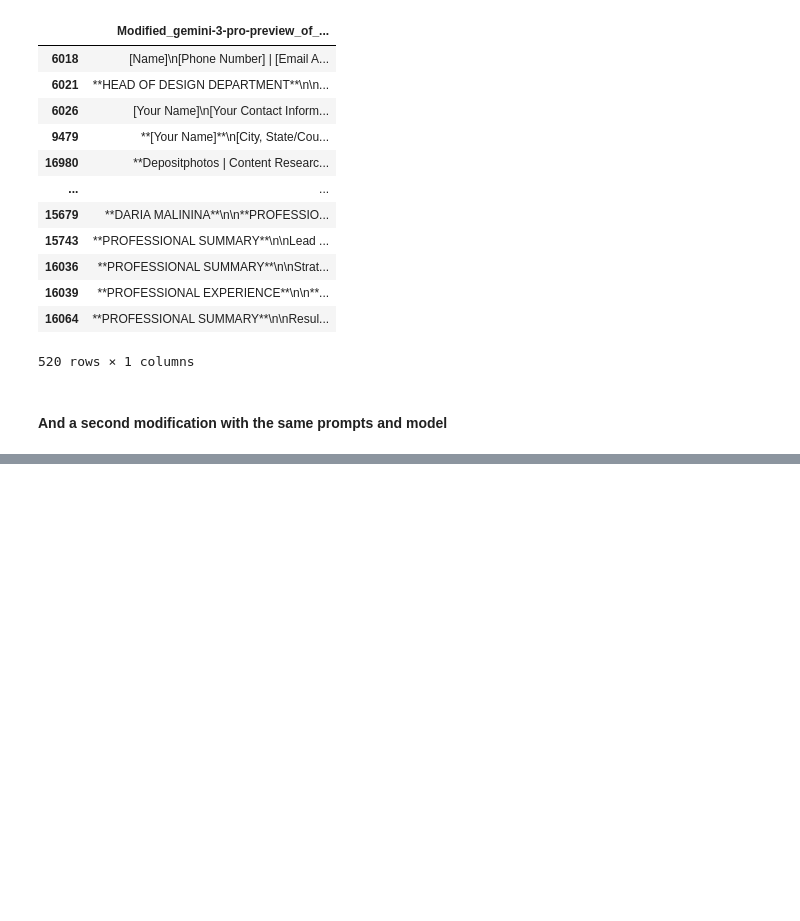
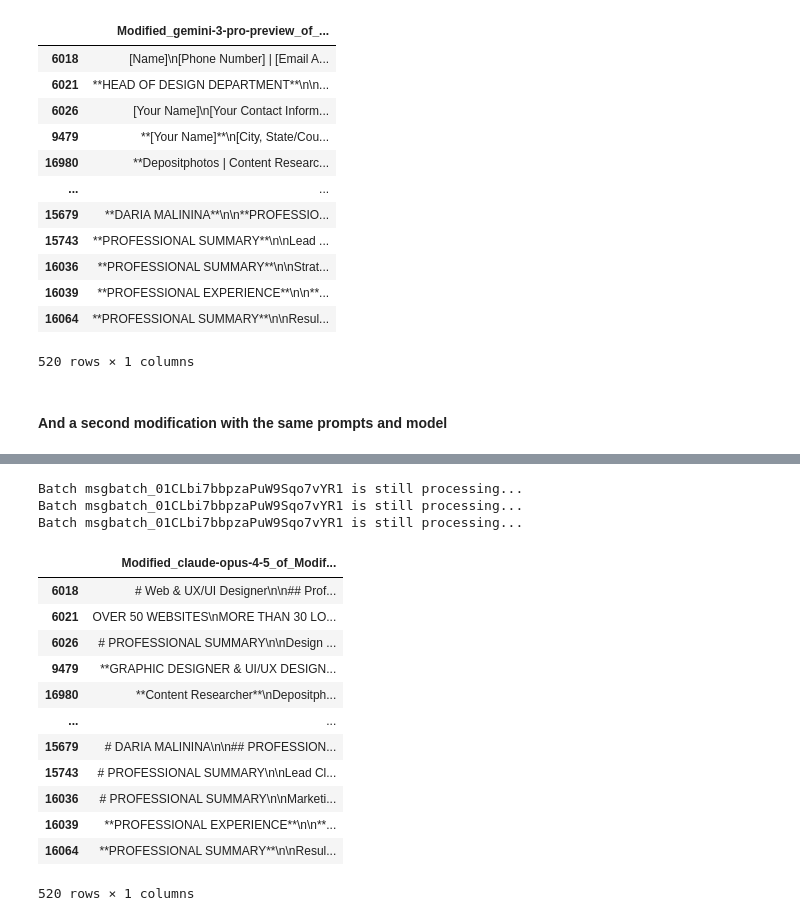
Before and after one commit to pvdklei/FACT, a Jupyter notebook: pepijn/modify.ipynb, the cells around one changed output, grey strips where cells are left out. Cells and saved outputs as stored; diff of their text form; code cells hidden in the pictures; blank space fills up the shorter version.

```diff
--- a/pepijn/modify.ipynb
+++ b/pepijn/modify.ipynb
@@ -663,0 +780,30 @@ finish_experiment_gemini(
+# %%
+once_modified_sonnet_doordash_df = pd.read_csv(
+    os.path.join(MODIFIED_CVS_FOLDER, "sonnet_doordash_pm.csv"), index_col=0
+)
+once_modified_sonnet_google_ux_df = pd.read_csv(
+    os.path.join(MODIFIED_CVS_FOLDER, "sonnet_google_ux.csv"), index_col=0
+)
+# %%
+run_experiment(
+    client=opus_4_5_modification_client_doordash,
+    df=once_modified_sonnet_doordash_df,
+    save_to=os.path.join(MODIFIED_CVS_FOLDER, "twice_sonnet_opus_doordash_pm.csv"),
+)
+# %% [output]
+Batch msgbatch_01CLbi7bbpzaPuW9Sqo7vYR1 is still processing...
+Batch msgbatch_01CLbi7bbpzaPuW9Sqo7vYR1 is still processing...
+Batch msgbatch_01CLbi7bbpzaPuW9Sqo7vYR1 is still processing...
+|  | Modified_claude-opus-4-5_of_Modif... |
+| 6018 | # Web & UX/UI Designer\n\n## Prof... |
+| 6021 | OVER 50 WEBSITES\nMORE THAN 30 LO... |
+| 6026 | # PROFESSIONAL SUMMARY\n\nDesign ... |
+| 9479 | **GRAPHIC DESIGNER & UI/UX DESIGN... |
+| 16980 | **Content Researcher**\nDepositph... |
+| ... | ... |
+| 15679 | # DARIA MALININA\n\n## PROFESSION... |
+| 15743 | # PROFESSIONAL SUMMARY\n\nLead Cl... |
+| 16036 | # PROFESSIONAL SUMMARY\n\nMarketi... |
+| 16039 | **PROFESSIONAL EXPERIENCE**\n\n**... |
+| 16064 | **PROFESSIONAL SUMMARY**\n\nResul... |
+520 rows × 1 columns
```
Also changed, not shown: parts of 19 cells of this notebook, 19 other files.
